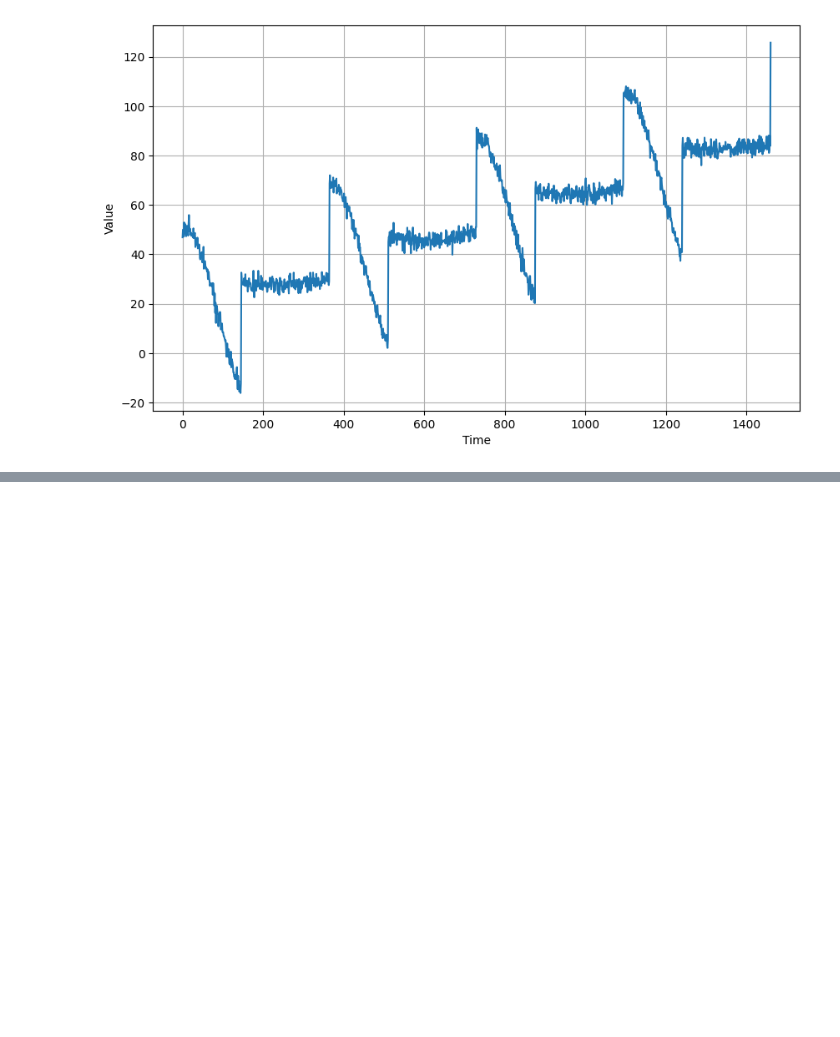
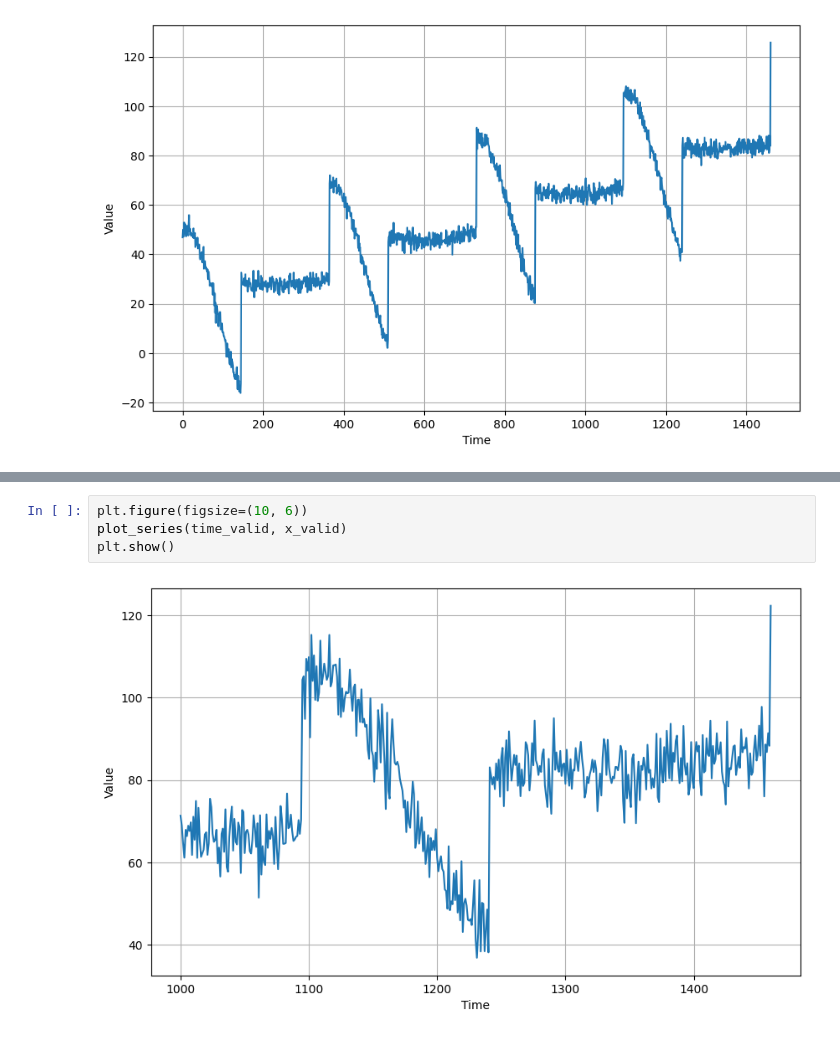
Before and after one commit to amirazidni/tensorflow-dev, a Jupyter notebook: udacity-tf/time-series.ipynb, the cells around one changed output, grey strips where cells are left out. Cells and saved outputs as stored; diff of their text form; blank space fills up the shorter version.

```diff
--- a/udacity-tf/time-series.ipynb
+++ b/udacity-tf/time-series.ipynb
@@ -87,0 +126,6 @@ plt.show()
+# %%
+plt.figure(figsize=(10, 6))
+plot_series(time_valid, x_valid)
+plt.show()
+# %% [output]
+[figure, added]
```
Also changed, not shown: parts of 17 cells of this notebook.
